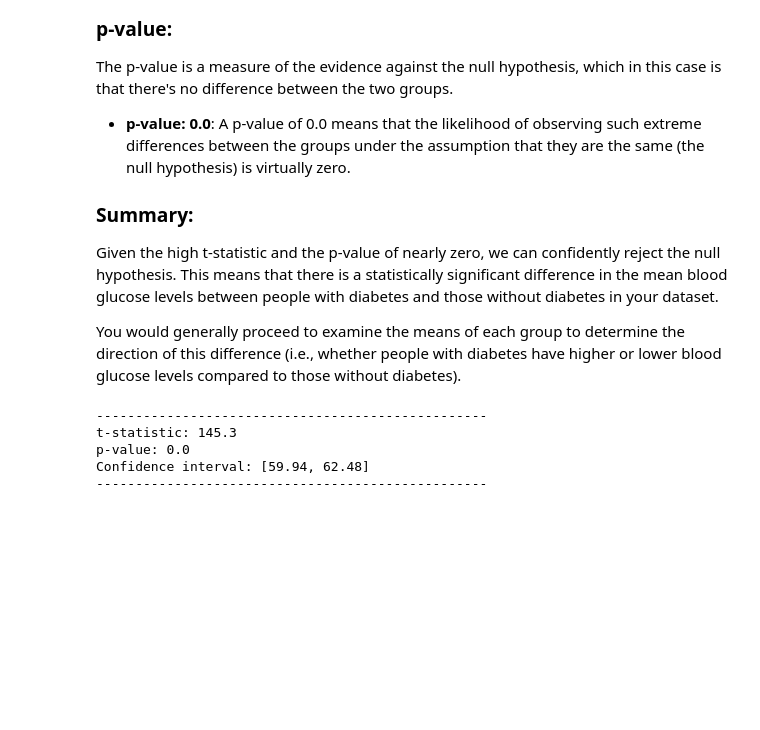
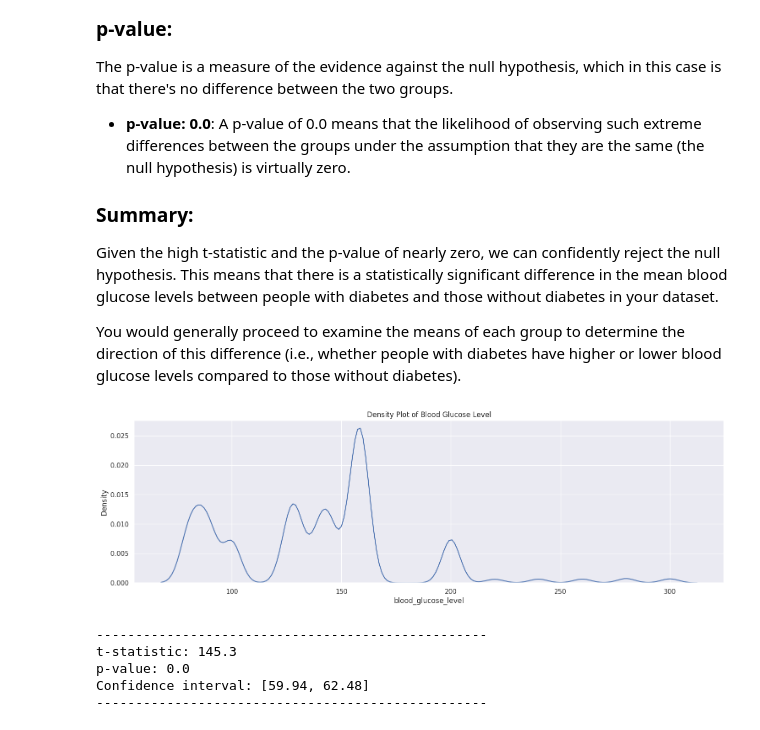
Before and after one commit to arezazadeh/CapstoneProjectOnDiabetes, a Jupyter notebook: predicting_diabetes_updated.ipynb, the cells around one changed output. Cells and saved outputs as stored; diff of their text form; code cells hidden in the pictures; blank space fills up the shorter version.

```diff
--- a/predicting_diabetes_updated.ipynb
+++ b/predicting_diabetes_updated.ipynb
@@ -374,6 +386,11 @@ The p-value is a measure of the evidence against the null hypothesis, which in t
 Given the high t-statistic and the p-value of nearly zero, we can confidently reject the null hypothesis. This means that there is a statistically significant difference in the mean blood glucose levels between people with diabetes and those without diabetes in your dataset.
 
 You would generally proceed to examine the means of each group to determine the direction of this difference (i.e., whether people with diabetes have higher or lower blood glucose levels compared to those without diabetes).
+# %%
+fig = sns.kdeplot(df, x="blood_glucose_level");
+fig.set_title("Density Plot of Blood Glucose Level");
+# %% [output]
+[figure, added]
 # %%
 
 bg_diabetes = df.query("diabetes == 1")["blood_glucose_level"]
```
Also changed, not shown: parts of 8 cells of this notebook, 9 other files.
